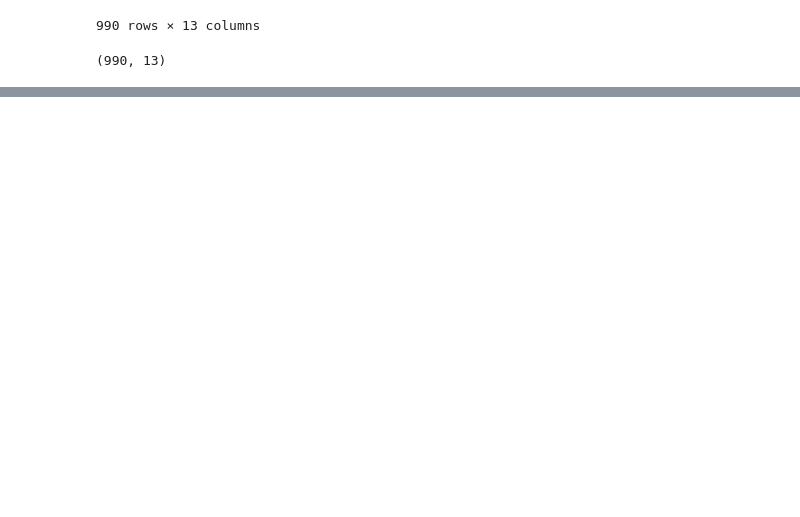
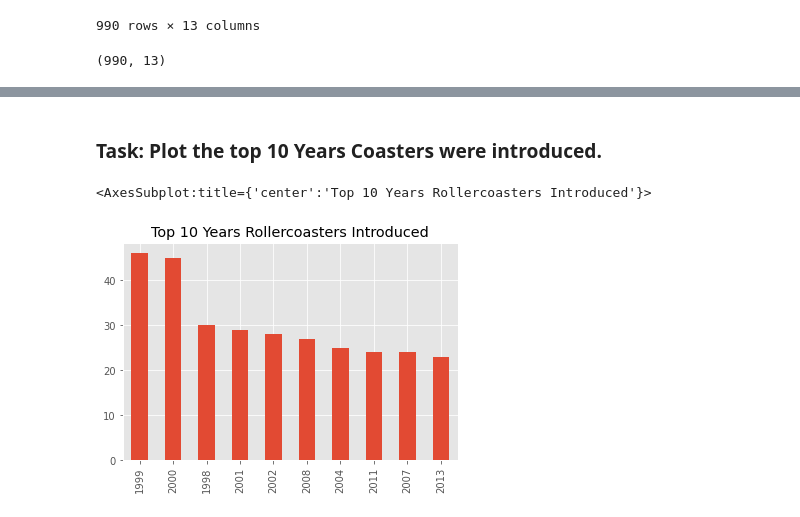
Before and after one commit to benkaan001/pandas_and_beyond, a Jupyter notebook: analyze_data/00_rollercoaster.ipynb, the cells around one changed output, grey strips where cells are left out. Cells and saved outputs as stored; diff of their text form; code cells hidden in the pictures; blank space fills up the shorter version.

```diff
--- a/analyze_data/00_rollercoaster.ipynb
+++ b/analyze_data/00_rollercoaster.ipynb
@@ -443,0 +465,8 @@ df.shape
+# %% [markdown]
+### Task: Plot the top 10 Years Coasters were introduced.
+# %%
+df['Year_Introduced'].value_counts().head(10) \
+    .plot(kind='bar', title='Top 10 Years Rollercoasters Introduced')
+# %% [output]
+<AxesSubplot:title={'center':'Top 10 Years Rollercoasters Introduced'}>
+[figure, added]
```
Also changed, not shown: parts of 12 cells of this notebook.
